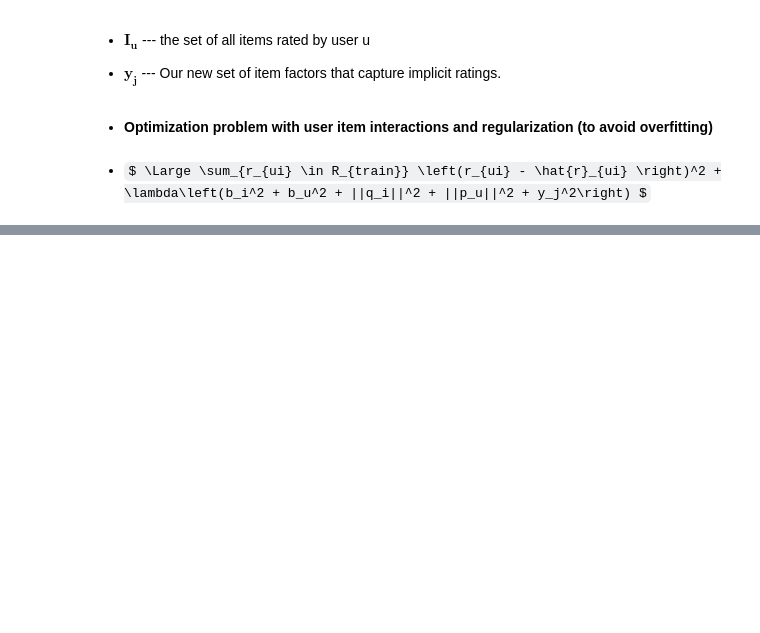
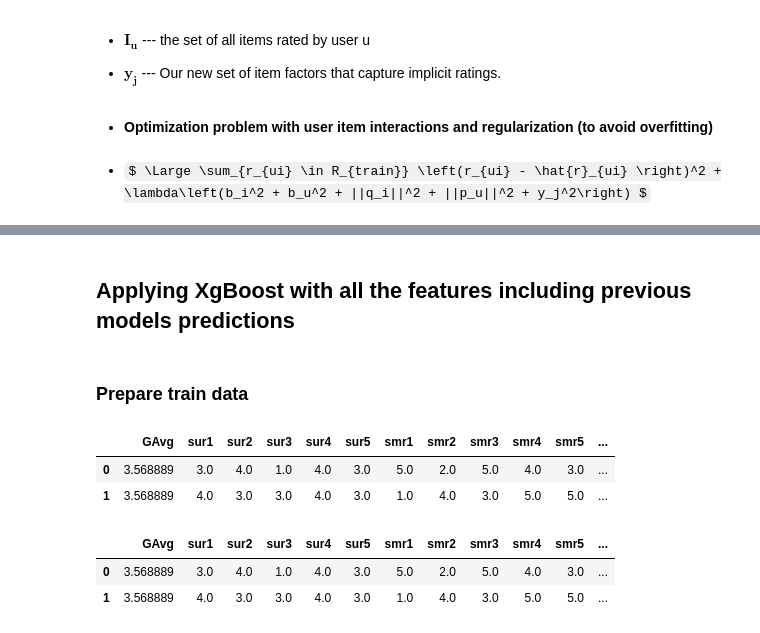
Before and after one commit to ramsane/NetflixPrizeRS, a Jupyter notebook: sampling_Big.ipynb, the cells around one changed output, grey strips where cells are left out. Cells and saved outputs as stored; diff of their text form; code cells hidden in the pictures; some formulas as TeX source; blank space fills up the shorter version.

```diff
--- a/sampling_Big.ipynb
+++ b/sampling_Big.ipynb
@@ -606,5 +623,10 @@ Time taken to predict training data : 0:00:00.253862
 # %%
 from sklearn.metrics import mean_squared_error
 # %%
-rmse_train = np.sqrt(mean_squared_error(y_train, y_train_pred))
-mape_train = np.mean(np.abs( (y_train.values - y_train_pred)/y_train.values )) * 100
+# storing in models_evaluations dict
+#################################################################
+models_evaluation_train['first_xgb'] = {'rmse': np.sqrt(mean_squared_error(y_train, y_train_pred)),
+                                        'mape': np.mean(np.abs((y_train.values-y_train_pred)/y_train.values ))*100,
+                                        'predictions': y_train_pred}
+
+models_evaluation_train['first_xgb']
@@ -661,4 +684,0 @@ y_train.head(2)
-# %%
-lr_reg = LinearRegression(fit_intercept=True, normalize=True, n_jobs = 10)
-
-lr_reg.fit(x_train, y_train)
@@ -1098,0 +1099,21 @@ pd.DataFrame(models_evaluation_test)
+# %% [markdown]
+## Applying XgBoost with all the features including previous models predictions
+# %% [markdown]
+### Prepare train data
+# %%
+x_train.head(2)
+# %% [output]
+|  | GAvg | sur1 | sur2 | sur3 | sur4 | sur5 | smr1 | smr2 | smr3 | smr4 | smr5 | ... |
+| 0 | 3.568889 | 3.0 | 4.0 | 1.0 | 4.0 | 3.0 | 5.0 | 2.0 | 5.0 | 4.0 | 3.0 | ... |
+| 1 | 3.568889 | 4.0 | 3.0 | 3.0 | 4.0 | 3.0 | 1.0 | 4.0 | 3.0 | 5.0 | 5.0 | ... |
+# %%
+# add all the models predictions to this x_train
+for model in models_evaluation_train.keys():
+    x_train[model] = models_evaluation_train[model]['predictions']
+
+
+x_train.head(2)
+# %% [output]
+|  | GAvg | sur1 | sur2 | sur3 | sur4 | sur5 | smr1 | smr2 | smr3 | smr4 | smr5 | ... |
+| 0 | 3.568889 | 3.0 | 4.0 | 1.0 | 4.0 | 3.0 | 5.0 | 2.0 | 5.0 | 4.0 | 3.0 | ... |
+| 1 | 3.568889 | 4.0 | 3.0 | 3.0 | 4.0 | 3.0 | 1.0 | 4.0 | 3.0 | 5.0 | 5.0 | ... |
```
Also changed, not shown: parts of 52 cells of this notebook, 3 other files.
